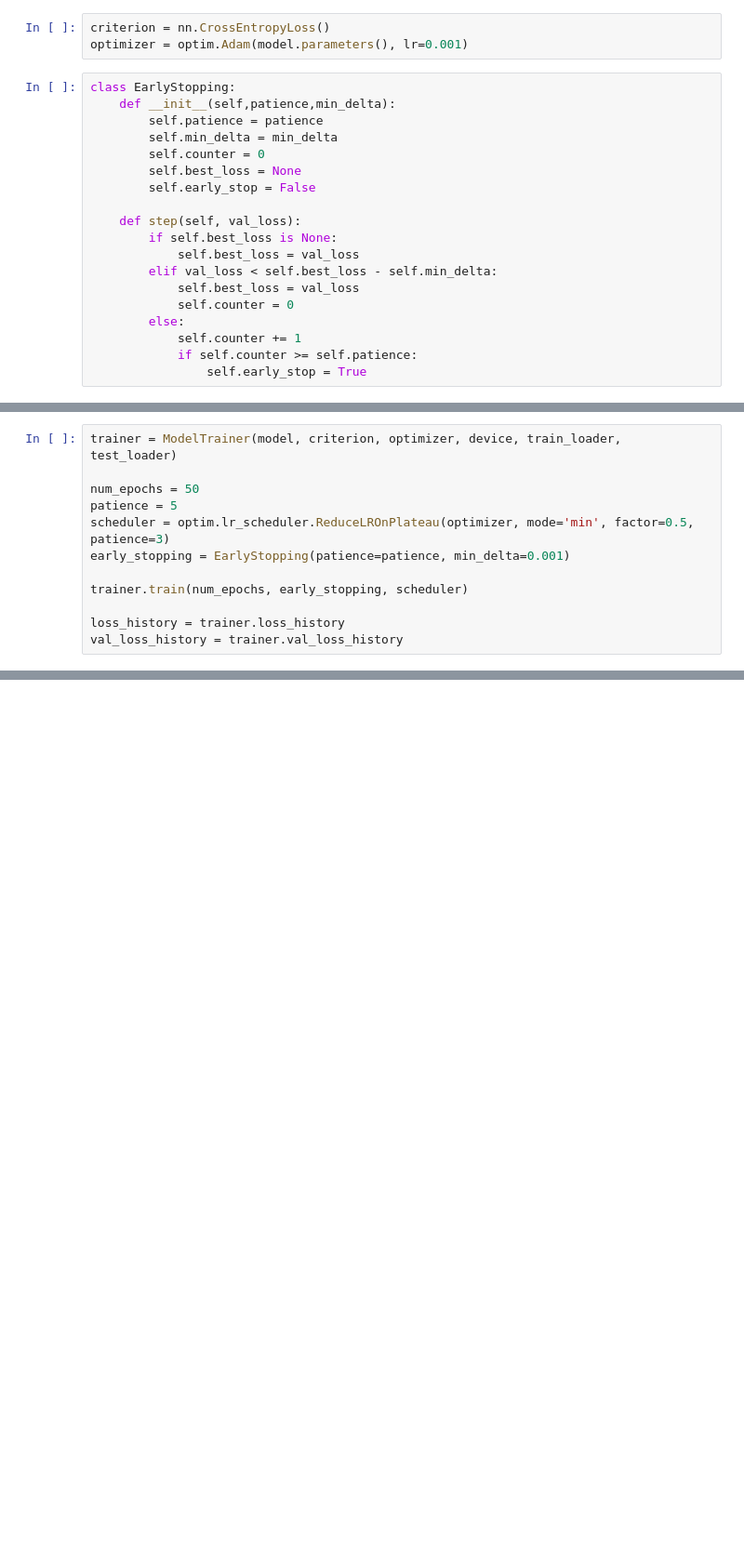
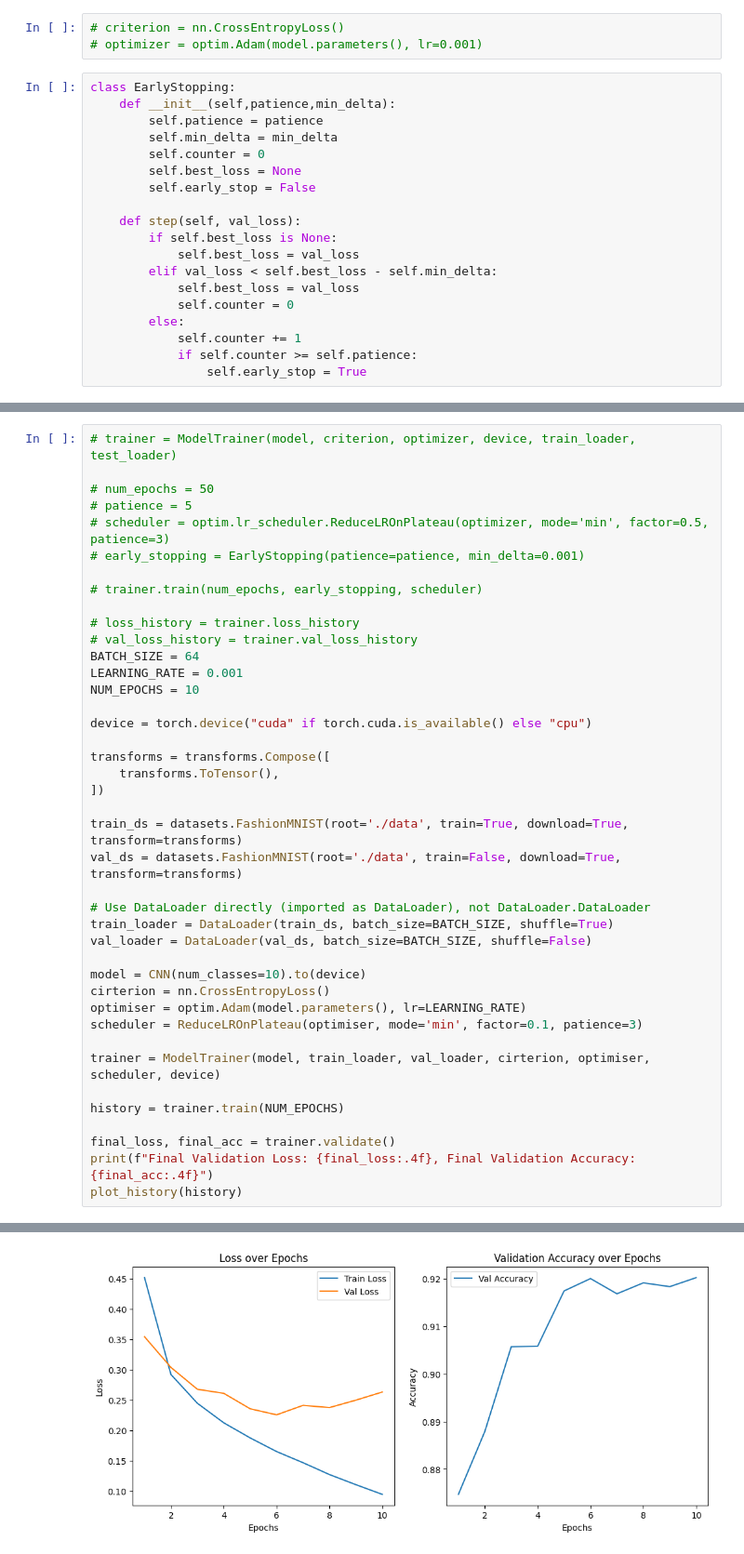
Before and after one commit to fynley17/AI-Class, a Jupyter notebook: Week5 - Feedforwading Neural Networks/homework/fasion.ipynb, the cells around one changed output, grey strips where cells are left out. Shown: that part at 93% size. Saved outputs shown, nothing was run; the diff lists cells and outputs as text; blank space fills up the shorter version.

```diff
--- a/Week5 - Feedforwading Neural Networks/homework/fasion.ipynb
+++ b/Week5 - Feedforwading Neural Networks/homework/fasion.ipynb
@@ -148,6 +228,6 @@ Total trainable parameters: 572486
 # %%
-criterion = nn.CrossEntropyLoss()
-optimizer = optim.Adam(model.parameters(), lr=0.001)
+# criterion = nn.CrossEntropyLoss()
+# optimizer = optim.Adam(model.parameters(), lr=0.001)
 # %%
 class EarlyStopping:
     def __init__(self,patience,min_delta):
@@ -227,13 +399,42 @@ class ModelTrainer:
 # %%
-trainer = ModelTrainer(model, criterion, optimizer, device, train_loader, test_loader)
+# trainer = ModelTrainer(model, criterion, optimizer, device, train_loader, test_loader)
 
-num_epochs = 50
-patience = 5
-scheduler = optim.lr_scheduler.ReduceLROnPlateau(optimizer, mode='min', factor=0.5, patience=3)
-early_stopping = EarlyStopping(patience=patience, min_delta=0.001)
+# num_epochs = 50
+# patience = 5
+# scheduler = optim.lr_scheduler.ReduceLROnPlateau(optimizer, mode='min', factor=0.5, patience=3)
+# early_stopping = EarlyStopping(patience=patience, min_delta=0.001)
 
-trainer.train(num_epochs, early_stopping, scheduler)
+# trainer.train(num_epochs, early_stopping, scheduler)
 
-loss_history = trainer.loss_history
-val_loss_history = trainer.val_loss_history
+# loss_history = trainer.loss_history
+# val_loss_history = trainer.val_loss_history
+BATCH_SIZE = 64
+LEARNING_RATE = 0.001
+NUM_EPOCHS = 10
+
+device = torch.device("cuda" if torch.cuda.is_available() else "cpu")
+
+transforms = transforms.Compose([
+    transforms.ToTensor(),
+])
+
+train_ds = datasets.FashionMNIST(root='./data', train=True, download=True, transform=transforms)
+val_ds = datasets.FashionMNIST(root='./data', train=False, download=True, transform=transforms)
+
+# Use DataLoader directly (imported as DataLoader), not DataLoader.DataLoader
+train_loader = DataLoader(train_ds, batch_size=BATCH_SIZE, shuffle=True)
+val_loader = DataLoader(val_ds, batch_size=BATCH_SIZE, shuffle=False)
+
+model = CNN(num_classes=10).to(device)
+cirterion = nn.CrossEntropyLoss()
+optimiser = optim.Adam(model.parameters(), lr=LEARNING_RATE)
+scheduler = ReduceLROnPlateau(optimiser, mode='min', factor=0.1, patience=3)
+
+trainer = ModelTrainer(model, train_loader, val_loader, cirterion, optimiser, scheduler, device)
+
+history = trainer.train(NUM_EPOCHS)
+
+final_loss, final_acc = trainer.validate()
+print(f"Final Validation Loss: {final_loss:.4f}, Final Validation Accuracy: {final_acc:.4f}")
+plot_history(history)
 # %% [output]
@@ -240,0 +454 @@ Early stopping triggered
+[figure, added]
```
Also changed, not shown: parts of 11 cells of this notebook, 25 other files.
